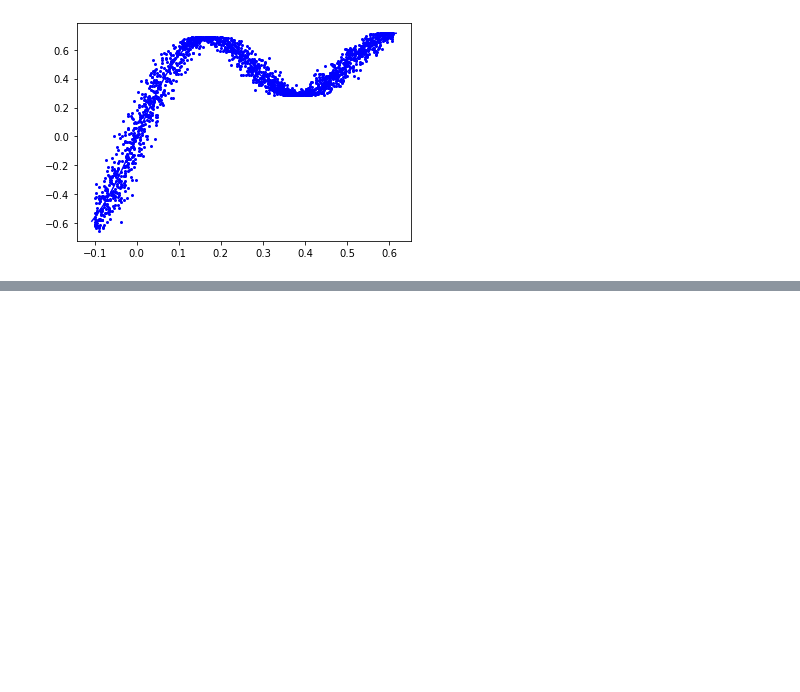
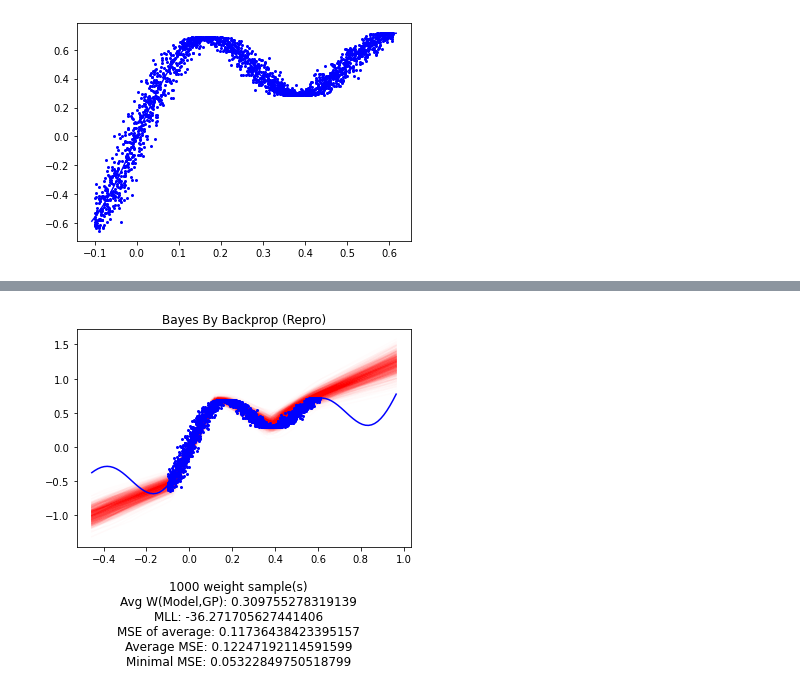
Before and after one commit to Feuermagier/VariationalBayesianDL, a Jupyter notebook: repro/BayesByBackprop.ipynb, the cells around one changed output, grey strips where cells are left out. Saved outputs shown, nothing was run; the diff lists cells and outputs as text; code cells hidden in the pictures; blank space fills up the shorter version.

```diff
--- a/repro/BayesByBackprop.ipynb
+++ b/repro/BayesByBackprop.ipynb
@@ -83,0 +80,36 @@ trainset.plot("Bayes By Backprop", bbb, gp, alpha=0.01, samples=1000, extra_rang
+# %%
+from training.bbb_blundell import BayesianNetwork
+
+def train(net, optimizer, loader):
+    #net.train()
+    total_loss = torch.tensor(0, dtype=torch.float)
+
+    for (data, target) in loader:
+        net.zero_grad()
+        x = data.reshape((-1, 1))
+        y = target.reshape((-1,1))
+        loss = net.BBB_loss(x, y)
+        total_loss += loss
+        loss.backward()
+        optimizer.step()
+    print(f"Loss: {total_loss / (len(loader) * batch_size)}")
+
+net = BayesianNetwork(inputSize = 1,\
+                    CLASSES = 1, \
+                    layers=np.array([16,16,16]), \
+                    activations = np.array(['relu','relu','relu','none']), \
+                    SAMPLES = 5, \
+                    BATCH_SIZE = batch_size,\
+                    NUM_BATCHES = 2000 / batch_size,\
+                    hasScalarMixturePrior = True,\
+                    PI = 0.25,\
+                    SIGMA_1 = torch.exp(torch.tensor(-0)),\
+                    SIGMA_2 = torch.exp(torch.tensor(-6)),\
+                    GOOGLE_INIT= False)
+
+optimizer = torch.optim.SGD(net.parameters(),lr=1e-3,momentum=0.95)
+
+for epoch in range(500):
+    if (epoch)%10 == 0:
+        print('Epoch: ', epoch)
+    train(net, optimizer,trainloader)
@@ -83,0 +134,8 @@ trainset.plot("Bayes By Backprop", bbb, gp, alpha=0.01, samples=1000, extra_rang
+# %%
+def eval_blundell(input, samples):
+    net.eval()
+    return [(net(input), torch.tensor(0.02)) for _ in range(samples)]
+
+trainset.plot("Bayes By Backprop (Repro)", eval_blundell, gp, alpha=0.01, samples=1000, extra_range=0.5)
+# %% [output]
+[figure, added]
```
Also changed, not shown: parts of 7 cells of this notebook, 6 other files.
